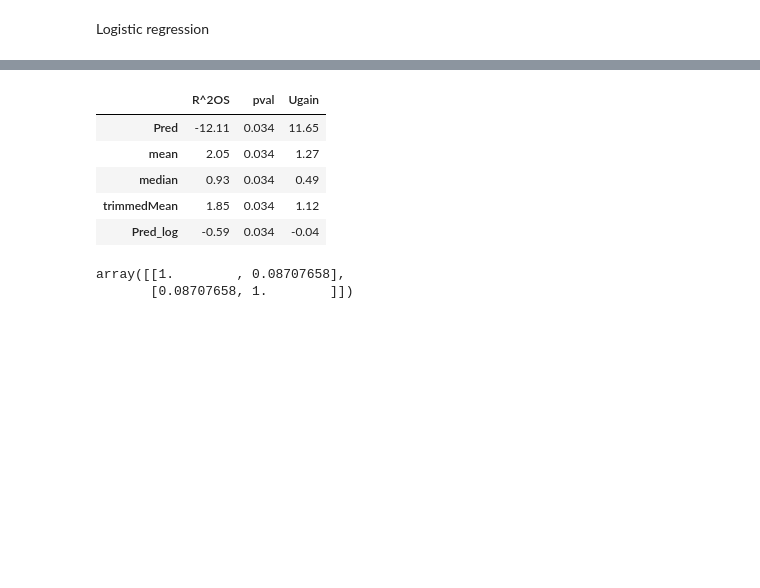
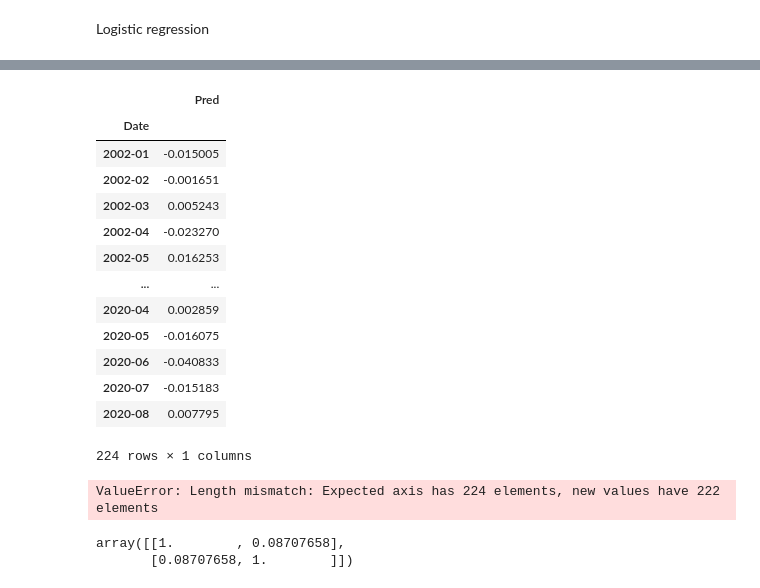
Before and after one commit to jessekeranen/seminar, a Jupyter notebook: jupyter.ipynb, the cells around one changed output, grey strips where cells are left out. Saved outputs shown, nothing was run; the diff lists cells and outputs as text; code cells hidden in the pictures; blank space fills up the shorter version.

```diff
--- a/jupyter.ipynb
+++ b/jupyter.ipynb
@@ -894,3 +881,20 @@ Actual
+# %%
+pred_df
+# %% [output]
+|  | Pred |
+| Date |  |
+| 2002-01 | -0.015005 |
+| 2002-02 | -0.001651 |
+| 2002-03 | 0.005243 |
+| 2002-04 | -0.023270 |
+| 2002-05 | 0.016253 |
+| ... | ... |
+| 2020-04 | 0.002859 |
+| 2020-05 | -0.016075 |
+| 2020-06 | -0.040833 |
+| 2020-07 | -0.015183 |
+| 2020-08 | 0.007795 |
+224 rows × 1 columns
 # %%
 # I make dataframe from rhmean that I can merge it to df2
 rhmeanDF = pd.DataFrame(rhmean)
@@ -900,7 +904,7 @@ rhmeanDF = rhmeanDF.rename(columns={0: "rhmean"})
 # Final df2 contains rhmean, realized return and "all" multivariate predictions
 df2 = pd.DataFrame(finalIndexMonthly["K1"]).merge(rhmeanDF, on="Date")
 df2 = df2.merge(pred_df, on="Date")
-df2 = df2.merge(rapachTabelle.iloc[:, -3:], on="Date")
+df2 = df2.merge(rapachTabelle.iloc[:, -5:], on="Date")
 df2 = df2.merge(pred_df_log["Pred_log"], on="Date")
 
 #Ask Conway
@@ -951,12 +955,7 @@ resultsForecastMV.index = row_names
 
 resultsForecastMV
 # %% [output]
-|  | R^2OS | pval | Ugain |
-| Pred | -12.11 | 0.034 | 11.65 |
-| mean | 2.05 | 0.034 | 1.27 |
-| median | 0.93 | 0.034 | 0.49 |
-| trimmedMean | 1.85 | 0.034 | 1.12 |
-| Pred_log | -0.59 | 0.034 | -0.04 |
+ValueError: Length mismatch: Expected axis has 224 elements, new values have 222 elements
 # %%
 np.corrcoef(df2["rhmean"], df2["K1"])
 # %% [output]
```
Also changed, not shown: parts of 11 cells of this notebook.
